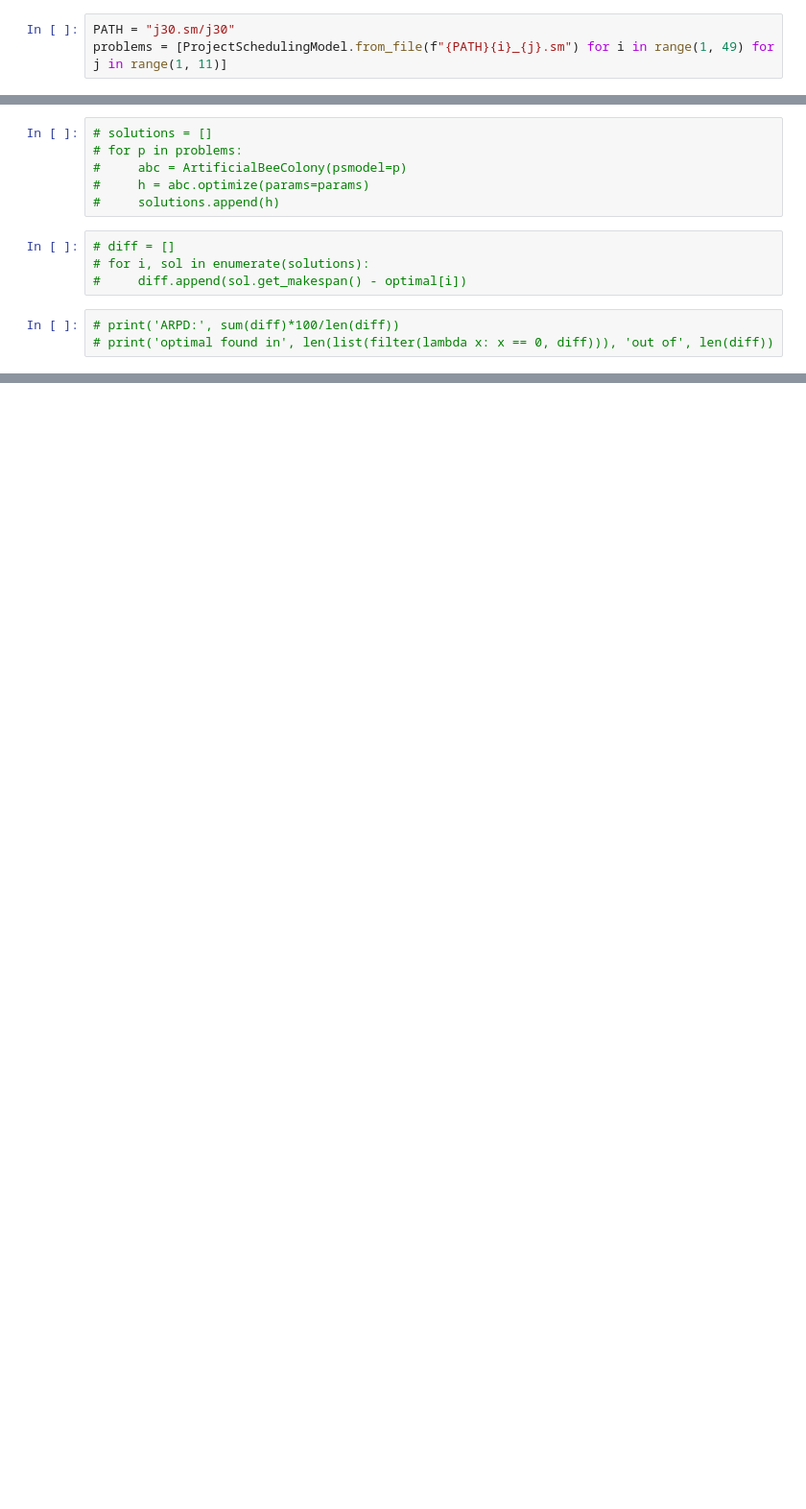
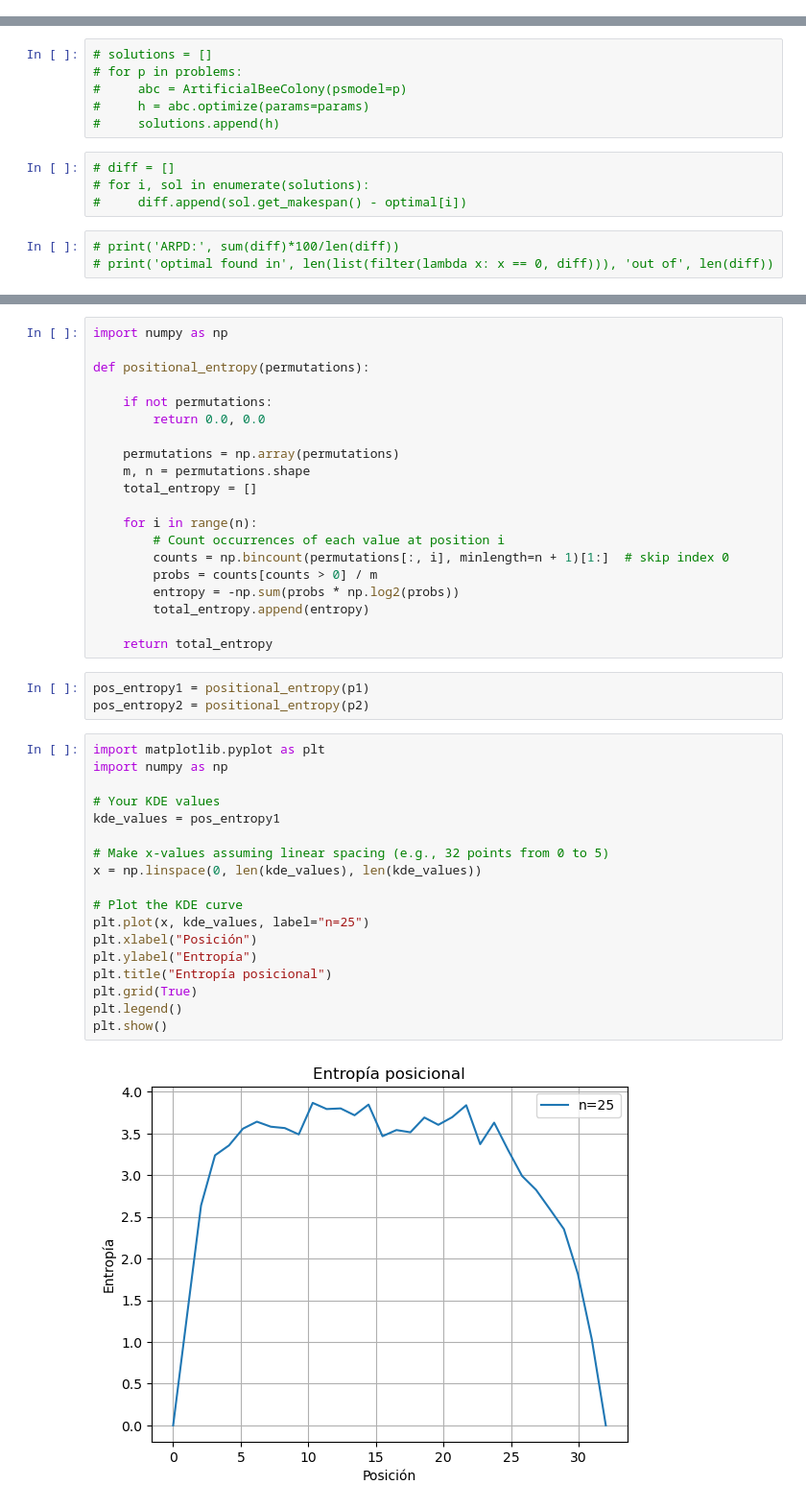
Before and after one commit to Pablof27/GS-ABC, a Jupyter notebook: Experimentation.ipynb, the cells around one changed output, grey strips where cells are left out. Shown at 96% size. Cells and saved outputs as stored; diff of their text form; blank space fills up the shorter version.

```diff
--- a/Experimentation.ipynb
+++ b/Experimentation.ipynb
@@ -6,5 +6,2 @@ from ArtificialBeeColony import ArtificialBeeColony, Parameters
 # %% [markdown]
 ### Load problems instances
-# %%
-PATH = "j30.sm/j30"
-problems = [ProjectSchedulingModel.from_file(f"{PATH}{i}_{j}.sm") for i in range(1, 49) for j in range(1, 11)]
@@ -117,0 +139,43 @@ best_solution.plot()
+# %%
+import numpy as np
+
+def positional_entropy(permutations):
+
+    if not permutations:
+        return 0.0, 0.0
+
+    permutations = np.array(permutations)
+    m, n = permutations.shape
+    total_entropy = []
+
+    for i in range(n):
+        # Count occurrences of each value at position i
+        counts = np.bincount(permutations[:, i], minlength=n + 1)[1:]  # skip index 0
+        probs = counts[counts > 0] / m
+        entropy = -np.sum(probs * np.log2(probs))
+        total_entropy.append(entropy)
+
+    return total_entropy
+# %%
+pos_entropy1 = positional_entropy(p1)
+pos_entropy2 = positional_entropy(p2)
+# %%
+import matplotlib.pyplot as plt
+import numpy as np
+
+# Your KDE values
+kde_values = pos_entropy1
+
+# Make x-values assuming linear spacing (e.g., 32 points from 0 to 5)
+x = np.linspace(0, len(kde_values), len(kde_values))
+
+# Plot the KDE curve
+plt.plot(x, kde_values, label="n=25")
+plt.xlabel("Posición")
+plt.ylabel("Entropía")
+plt.title("Entropía posicional")
+plt.grid(True)
+plt.legend()
+plt.show()
+# %% [output]
+[figure, added]
```
Also changed, not shown: parts of 9 cells of this notebook, 6 other files.
